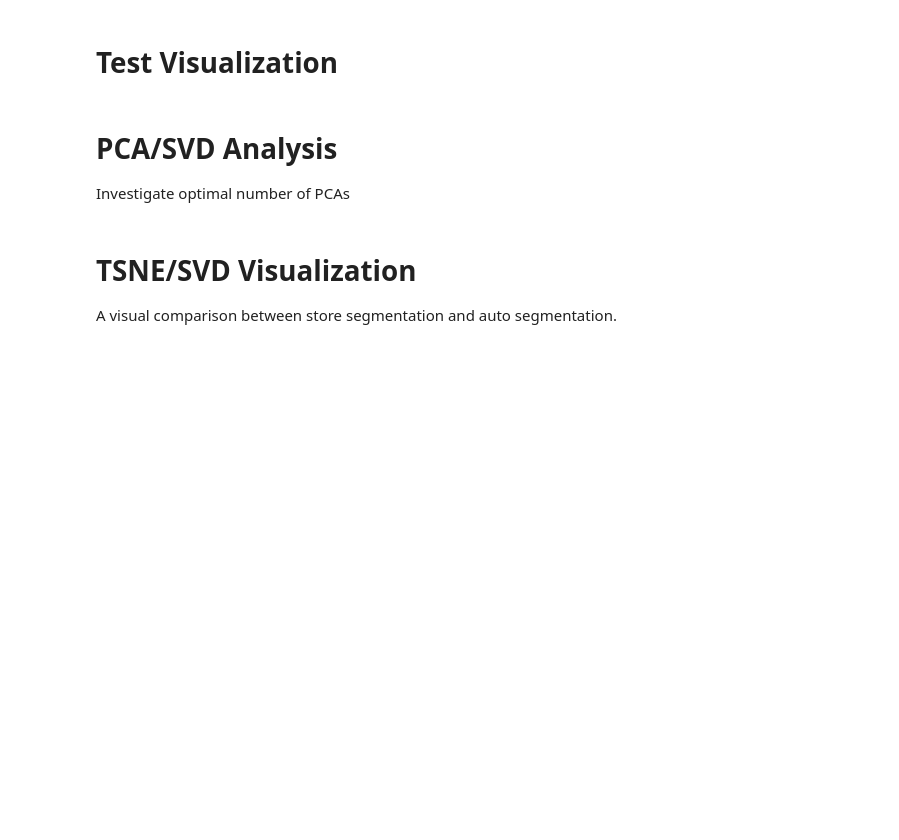
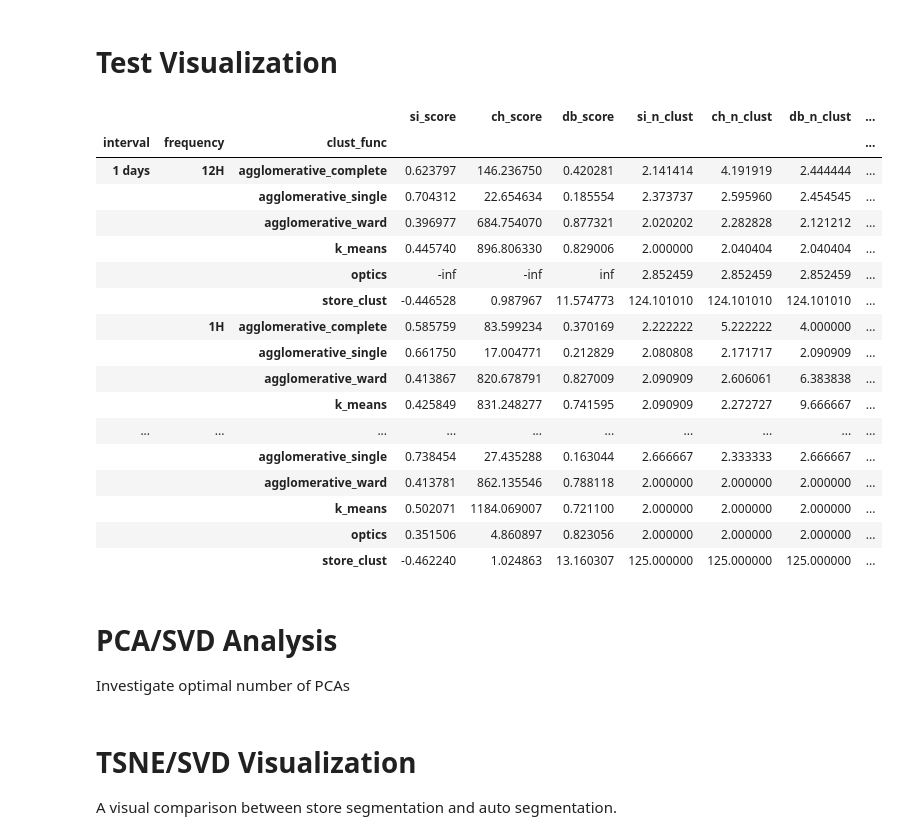
Before and after one commit to dejohansson/veritas, a Jupyter notebook: Veritas.ipynb, the cells around one changed output. Saved outputs shown, nothing was run; the diff lists cells and outputs as text; code cells hidden in the pictures; blank space fills up the shorter version.

Commit message:
Cluster test result

```diff
--- a/Veritas.ipynb
+++ b/Veritas.ipynb
@@ -446,6 +481,28 @@ TEST_DF = pd.read_csv(TEST_RES_PATH)
 #TEST_DF = pd.concat([pd.read_csv("./test_results/" + "frequency_test_1W_30min_to_4320min" + ".csv"), pd.read_csv("./test_results/" + "frequency_test_1W_4350min_to_10080min" + ".csv")])
 TEST_DF.set_index(TEST_INDEX, inplace=True)
 TEST_DF.columns
+# %%
+F_TETS_DF = TEST_DF.groupby(level=list(range(len(TEST_INDEX)))).mean()
+F_TETS_DF
+# %% [output]
+|  |  |  | si_score | ch_score | db_score | si_n_clust | ch_n_clust | db_n_clust | ... |
+| interval | frequency | clust_func |  |  |  |  |  |  | ... |
+| 1 days | 12H | agglomerative_complete | 0.623797 | 146.236750 | 0.420281 | 2.141414 | 4.191919 | 2.444444 | ... |
+|  |  | agglomerative_single | 0.704312 | 22.654634 | 0.185554 | 2.373737 | 2.595960 | 2.454545 | ... |
+|  |  | agglomerative_ward | 0.396977 | 684.754070 | 0.877321 | 2.020202 | 2.282828 | 2.121212 | ... |
+|  |  | k_means | 0.445740 | 896.806330 | 0.829006 | 2.000000 | 2.040404 | 2.040404 | ... |
+|  |  | optics | -inf | -inf | inf | 2.852459 | 2.852459 | 2.852459 | ... |
+|  |  | store_clust | -0.446528 | 0.987967 | 11.574773 | 124.101010 | 124.101010 | 124.101010 | ... |
+|  | 1H | agglomerative_complete | 0.585759 | 83.599234 | 0.370169 | 2.222222 | 5.222222 | 4.000000 | ... |
+|  |  | agglomerative_single | 0.661750 | 17.004771 | 0.212829 | 2.080808 | 2.171717 | 2.090909 | ... |
+|  |  | agglomerative_ward | 0.413867 | 820.678791 | 0.827009 | 2.090909 | 2.606061 | 6.383838 | ... |
+|  |  | k_means | 0.425849 | 831.248277 | 0.741595 | 2.090909 | 2.272727 | 9.666667 | ... |
+| ... | ... | ... | ... | ... | ... | ... | ... | ... | ... |
+|  |  | agglomerative_single | 0.738454 | 27.435288 | 0.163044 | 2.666667 | 2.333333 | 2.666667 | ... |
+|  |  | agglomerative_ward | 0.413781 | 862.135546 | 0.788118 | 2.000000 | 2.000000 | 2.000000 | ... |
+|  |  | k_means | 0.502071 | 1184.069007 | 0.721100 | 2.000000 | 2.000000 | 2.000000 | ... |
+|  |  | optics | 0.351506 | 4.860897 | 0.823056 | 2.000000 | 2.000000 | 2.000000 | ... |
+|  |  | store_clust | -0.462240 | 1.024863 | 13.160307 | 125.000000 | 125.000000 | 125.000000 | ... |
 # %%
 TEST_DF["mean_cophenetic_score"] = TEST_DF.groupby(level=list(range(len(TEST_INDEX))))["cophenet_score"].mean()
 TEST_DF["median_cophenetic_score"] = TEST_DF.groupby(level=list(range(len(TEST_INDEX))))["cophenet_score"].median()
```
Also changed, not shown: parts of 8 cells of this notebook, 1 other file.
